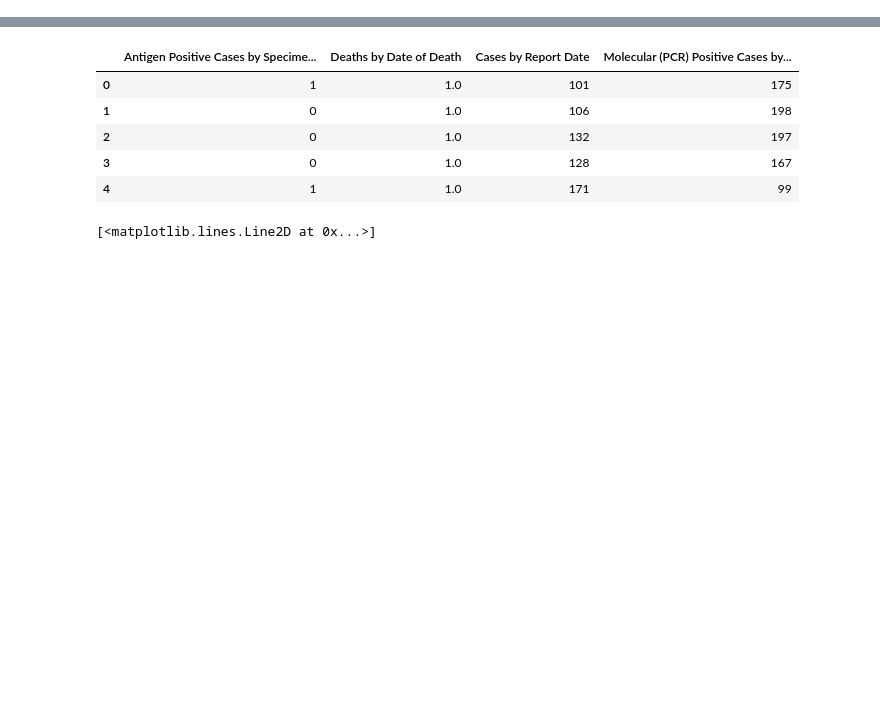
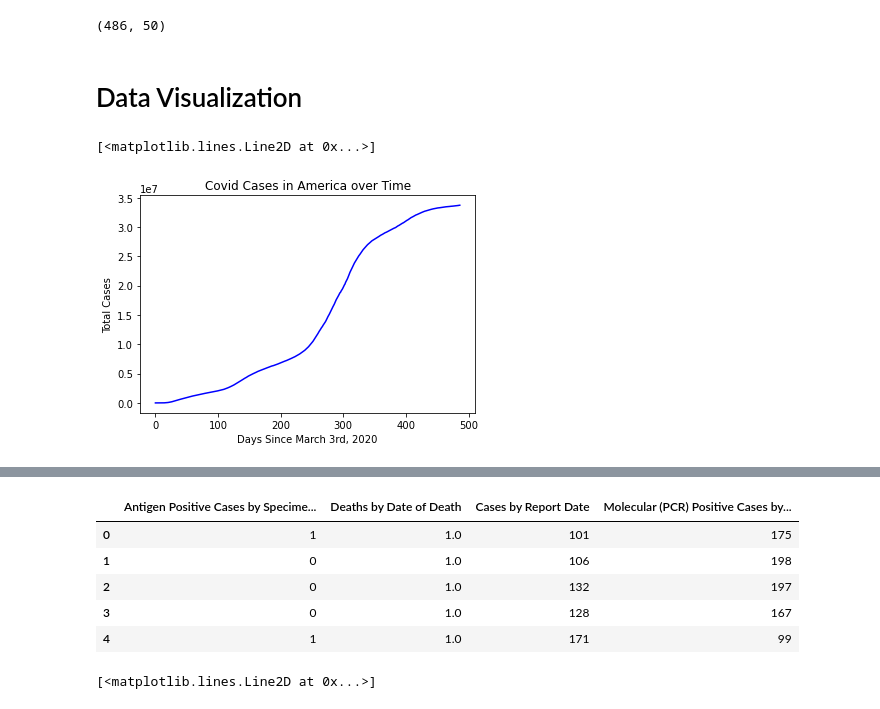
Before and after one commit to abhi-vinnakota/ValiantVaccinators, a Jupyter notebook: Valiant Vaccinators.ipynb, the cells around one changed output, grey strips where cells are left out. Cells and saved outputs as stored; diff of their text form; code cells hidden in the pictures; blank space fills up the shorter version.

```diff
--- a/Valiant Vaccinators.ipynb
+++ b/Valiant Vaccinators.ipynb
@@ -8,0 +13,3 @@ import math
+# %%
+covid_national = pd.read_csv(r"./covidnational.csv")
+covid_national.head()
@@ -8,0 +26,3 @@ import math
+# %%
+covid_national = covid_national.drop(["iso_code", "continent", "location", "weekly_icu_admissions", "weekly_icu_admissions_per_million", "weekly_hosp_admissions", "weekly_hosp_admissions_per_million", "tests_units", "excess_mortality", "handwashing_facilities"], axis = 1)
+covid_national.head()
@@ -8,0 +37,16 @@ import math
+# %%
+covid_national.shape
+# %% [output]
+(486, 50)
+# %% [markdown]
+# Data Visualization
+# %%
+plt.xlabel('Days Since March 3rd, 2020')
+plt.ylabel('Total Cases')
+plt.rcParams["figure.figsize"] = [10,5]
+plt.title('Covid Cases in America over Time')
+x_vals = np.linspace(0, 486, 486)
+plt.plot(x_vals, covid_national["total_cases"], 'b')
+# %% [output]
+[<matplotlib.lines.Line2D at 0x...>]
+[figure, added]
```
Also changed, not shown: parts of 36 cells of this notebook, 1 other file.
